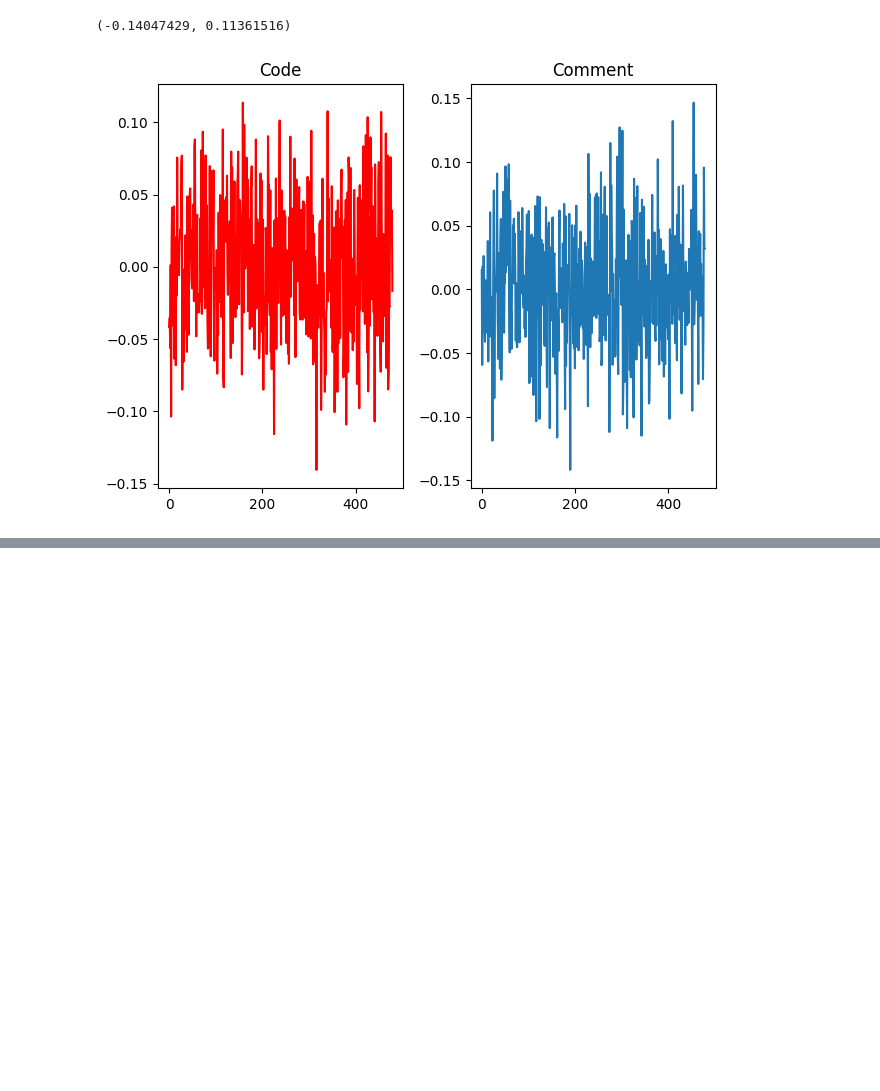
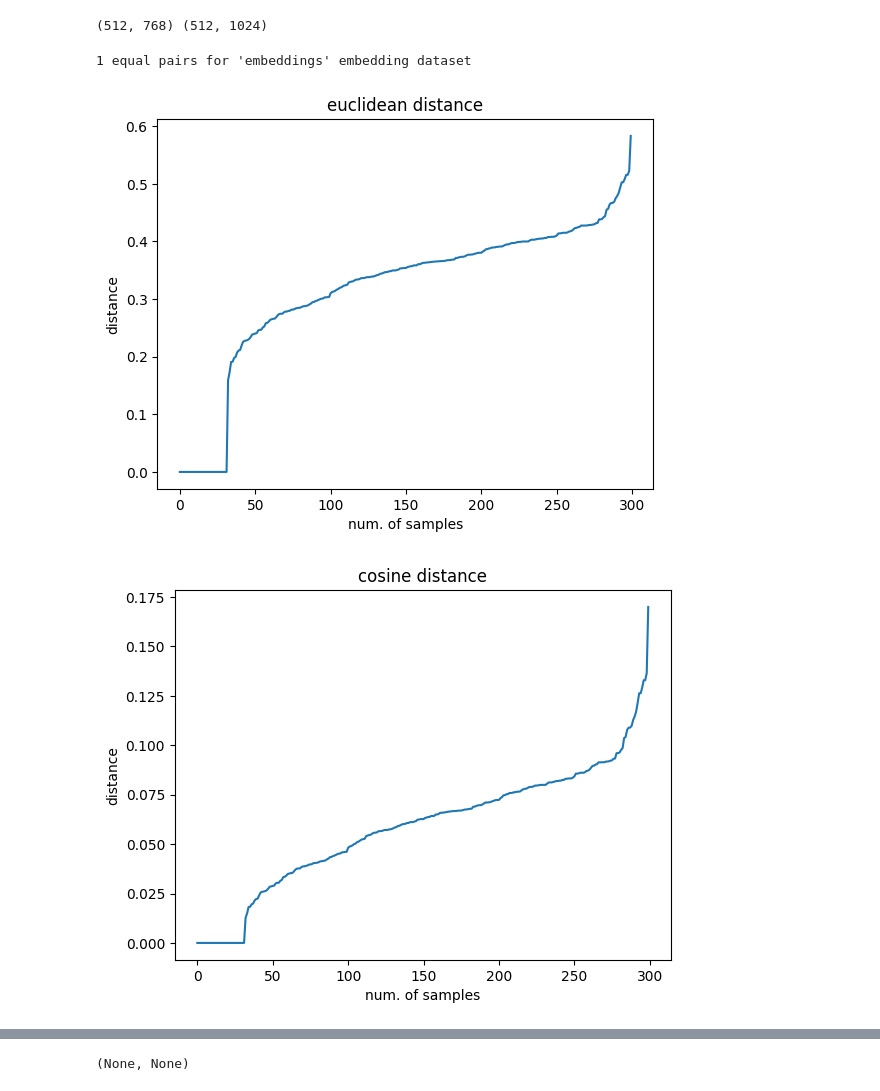
Before and after one commit to betopompolo/embedding_comparator, a Jupyter notebook: src/lab.ipynb, the cells around one changed output, grey strips where cells are left out. Cells and saved outputs as stored; diff of their text form; code cells hidden in the pictures; blank space fills up the shorter version.

```diff
--- a/src/lab.ipynb
+++ b/src/lab.ipynb
@@ -15,0 +52,4 @@ transformers_logging.set_verbosity_error()
+# %%
+neg_embeddings = embeddings.copy()
+random.shuffle(neg_embeddings)
+len(neg_embeddings)
@@ -16,7 +141,44 @@ transformers_logging.set_verbosity_error()
+# %%
+import itertools
+
+def analyze_dataset(dataset_name: str, samples_count: int = 100):
+  with EmbeddingDataset(dataset_name, '../datasets/embeddings/') as ds:
+    positives = list(itertools.islice(ds.list(), samples_count))
+  negatives = positives.copy()
+  random.shuffle(negatives)
+
+  equal_pairs_count = 0
+  for pos, neg in zip(positives, negatives):
+    if pos['id'] == neg['id']:
+      equal_pairs_count += 1
+  print(f"{equal_pairs_count} equal pairs for '{dataset_name}' embedding dataset")
+
+  cos_sims = [cos_similarity(emb['comment_embedding'], neg_emb['comment_embedding']) for emb, neg_emb in zip(positives, negatives)]
+  cos_sims.sort()
+
+  euclidean_distances = [euclidean_distance(emb['comment_embedding'], neg_emb['comment_embedding']) for emb, neg_emb in zip(positives, negatives)]
+  euclidean_distances.sort()
+
+  plot_similarities(euclidean_distances, 'euclidean distance')
+  plot_similarities(cos_sims, 'cosine distance')
+
+def analyze_dataset_equal(dataset_name: str, samples_count: int = 100):
+  with EmbeddingDataset(dataset_name, '../datasets/embeddings/') as ds:
+    positives = list(itertools.islice(ds.list(), samples_count))
+  negatives = positives.copy()
+  random.shuffle(negatives)
+
+  cos_sims = [cos_similarity(emb['comment_embedding'], emb['comment_embedding']) for emb in positives]
+  cos_sims.sort()
+
+  euclidean_distances = [euclidean_distance(emb['comment_embedding'], emb['comment_embedding']) for emb in positives]
+  euclidean_distances.sort()
+
+  plot_similarities(euclidean_distances, 'euclidean distance*')
+  plot_similarities(cos_sims, 'cosine distance*')
 # %%
-with EmbeddingDataset(dataset_name='embeddings', dataset_dir='../datasets/embeddings/') as embedding_dataset:
-  embedding = next(embedding_dataset.list())
+with EmbeddingDataset('embeddings_raw', '../datasets/embeddings/') as ds:
+  first = next(ds.list())
+  print(first['code_embedding'].shape, first['comment_embedding'].shape)
+# %% [output]
+(512, 768) (512, 1024)
-# %%
-embedding['code_embedding'].min(), embedding['code_embedding'].max()
-# %% [output]
-(-0.14047429, 0.11361516)
@@ -40,4 +185,6 @@ def plot_embeddings(code_embedding, comment_embedding):
-# %%
-plot_embeddings(embedding['code_embedding'], embedding['comment_embedding'])
-# %% [output]
-[figure, removed]
+# %%
+analyze_dataset('embeddings', 300), analyze_dataset_equal('embeddings', 300)
+# %% [output]
+1 equal pairs for 'embeddings' embedding dataset
+[figure, added]
+[figure, added]
@@ -43,0 +193 @@ plot_embeddings(embedding['code_embedding'], embedding['comment_embedding'])
+(None, None)
```
Also changed, not shown: parts of 20 cells of this notebook, 8 other files.
